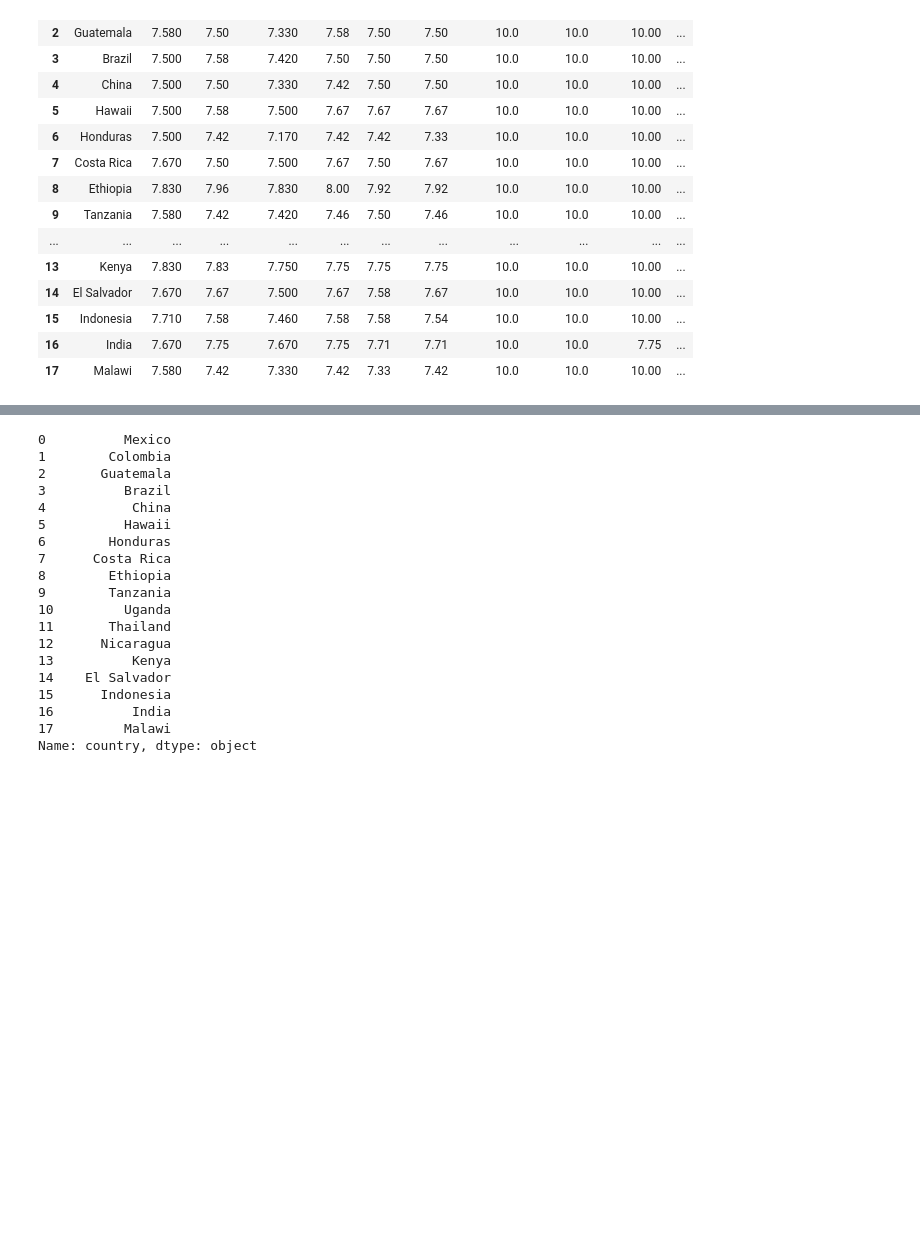
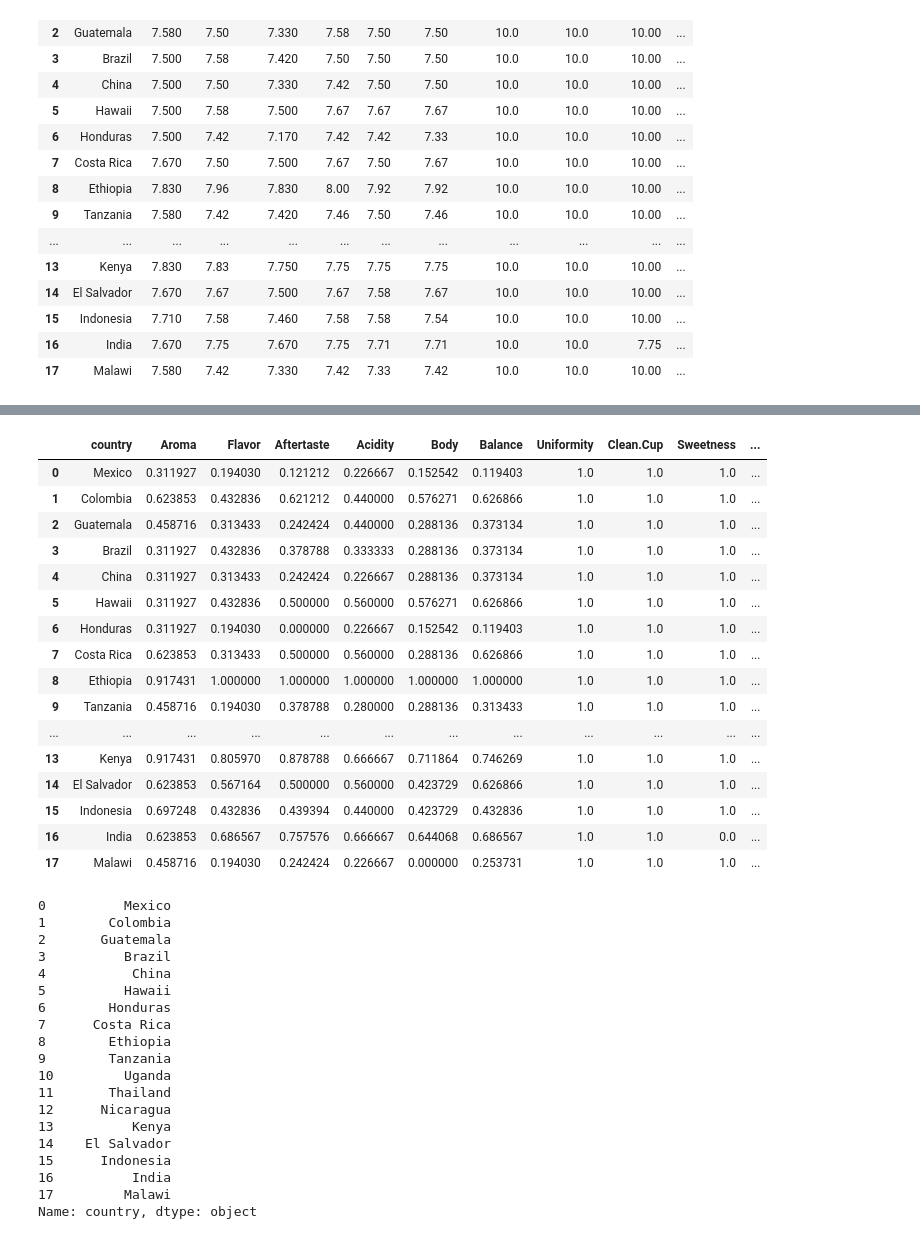
Before and after one commit to GUaccountBian/coffee-beans-data-visualization, a Jupyter notebook: code/plot_2.ipynb, the cells around one changed output, grey strips where cells are left out. Cells and saved outputs as stored; diff of their text form; code cells hidden in the pictures; blank space fills up the shorter version.

Commit message:
Min-Max approach to normalize

```diff
--- a/code/plot_2.ipynb
+++ b/code/plot_2.ipynb
@@ -132 +135,31 @@ import plotly.io as pio
+# %%
+#  min-max approach rescales the columns to a hard and fast range of [0,1] by
+# subtracting the minimum value of the feature then dividing by the range
+
+profiles_normalized = df_profiles.copy()
+# apply normalization techniques
+for column in profiles_normalized.columns[1:11]:
+    profiles_normalized[column] = (profiles_normalized[column] - profiles_normalized[column].min()) / (
+        profiles_normalized[column].max() - profiles_normalized[column].min())
+profiles_normalized = profiles_normalized.replace(np.nan,1)
+# view normalized data
+display(profiles_normalized)
+# %% [output]
+|  | country | Aroma | Flavor | Aftertaste | Acidity | Body | Balance | Uniformity | Clean.Cup | Sweetness | ... |
+| 0 | Mexico | 0.311927 | 0.194030 | 0.121212 | 0.226667 | 0.152542 | 0.119403 | 1.0 | 1.0 | 1.0 | ... |
+| 1 | Colombia | 0.623853 | 0.432836 | 0.621212 | 0.440000 | 0.576271 | 0.626866 | 1.0 | 1.0 | 1.0 | ... |
+| 2 | Guatemala | 0.458716 | 0.313433 | 0.242424 | 0.440000 | 0.288136 | 0.373134 | 1.0 | 1.0 | 1.0 | ... |
+| 3 | Brazil | 0.311927 | 0.432836 | 0.378788 | 0.333333 | 0.288136 | 0.373134 | 1.0 | 1.0 | 1.0 | ... |
+| 4 | China | 0.311927 | 0.313433 | 0.242424 | 0.226667 | 0.288136 | 0.373134 | 1.0 | 1.0 | 1.0 | ... |
+| 5 | Hawaii | 0.311927 | 0.432836 | 0.500000 | 0.560000 | 0.576271 | 0.626866 | 1.0 | 1.0 | 1.0 | ... |
+| 6 | Honduras | 0.311927 | 0.194030 | 0.000000 | 0.226667 | 0.152542 | 0.119403 | 1.0 | 1.0 | 1.0 | ... |
+| 7 | Costa Rica | 0.623853 | 0.313433 | 0.500000 | 0.560000 | 0.288136 | 0.626866 | 1.0 | 1.0 | 1.0 | ... |
+| 8 | Ethiopia | 0.917431 | 1.000000 | 1.000000 | 1.000000 | 1.000000 | 1.000000 | 1.0 | 1.0 | 1.0 | ... |
+| 9 | Tanzania | 0.458716 | 0.194030 | 0.378788 | 0.280000 | 0.288136 | 0.313433 | 1.0 | 1.0 | 1.0 | ... |
+| ... | ... | ... | ... | ... | ... | ... | ... | ... | ... | ... | ... |
+| 13 | Kenya | 0.917431 | 0.805970 | 0.878788 | 0.666667 | 0.711864 | 0.746269 | 1.0 | 1.0 | 1.0 | ... |
+| 14 | El Salvador | 0.623853 | 0.567164 | 0.500000 | 0.560000 | 0.423729 | 0.626866 | 1.0 | 1.0 | 1.0 | ... |
+| 15 | Indonesia | 0.697248 | 0.432836 | 0.439394 | 0.440000 | 0.423729 | 0.432836 | 1.0 | 1.0 | 1.0 | ... |
+| 16 | India | 0.623853 | 0.686567 | 0.757576 | 0.666667 | 0.644068 | 0.686567 | 1.0 | 1.0 | 0.0 | ... |
+| 17 | Malawi | 0.458716 | 0.194030 | 0.242424 | 0.226667 | 0.000000 | 0.253731 | 1.0 | 1.0 | 1.0 | ... |
 # %%
```
Also changed, not shown: parts of 9 cells of this notebook, 18 other files.
